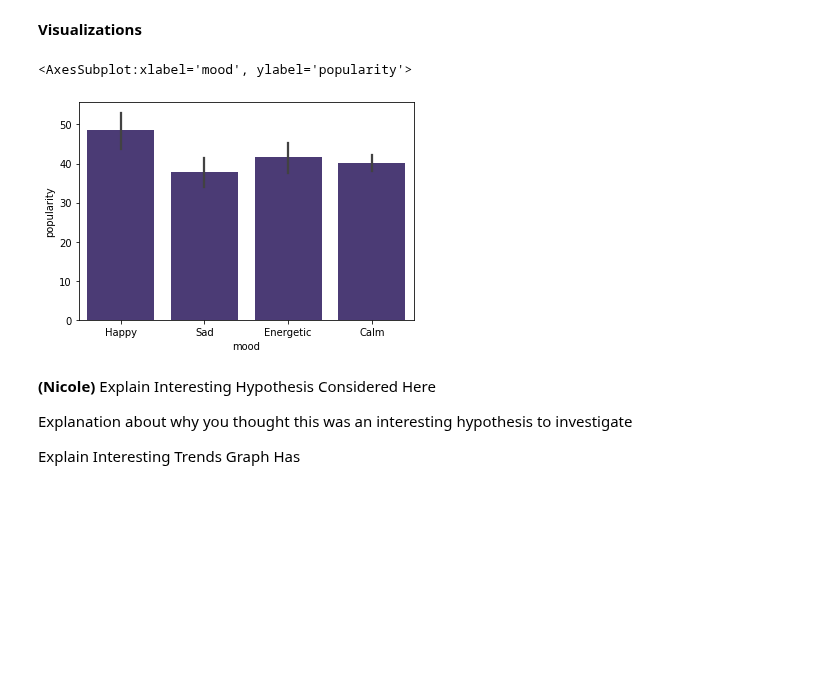
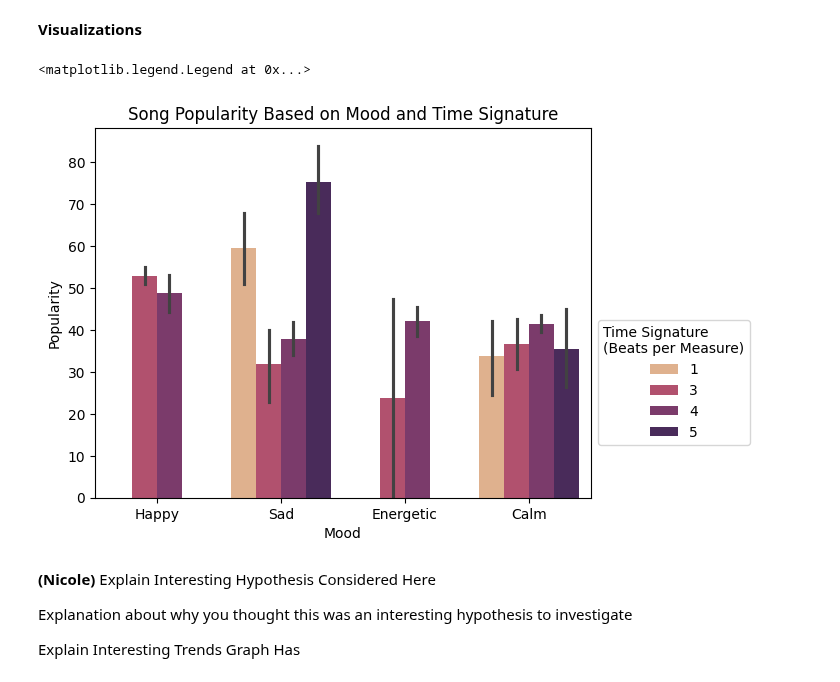
Before and after one commit to MahalaxmiK/class-project-next-level-analytics, a Jupyter notebook: prog-report.ipynb, the cells around one changed output. Saved outputs shown, nothing was run; the diff lists cells and outputs as text; code cells hidden in the pictures; blank space fills up the shorter version.

```diff
--- a/prog-report.ipynb
+++ b/prog-report.ipynb
@@ -123,12 +123,13 @@ Name: mood, Length: 104, dtype: int64
 **Visualizations**
 # %%
 # visualization 1
-# barchart for comparison between moods and popularity
-sns.set_palette('viridis')
-sns.barplot(data = music_data, x = 'mood', y='popularity')
+# barchart for comparison between moods and popularity with time signature hue
+ax = sns.barplot(data = music_data, x = 'mood', y='popularity', hue = 'time_signature', palette = 'flare')
+ax.set(ylabel = "Popularity", xlabel = 'Mood', title ="Song Popularity Based on Mood and Time Signature")
+plt.legend(title='Time Signature\n(Beats per Measure)', bbox_to_anchor=(1, 0.50), loc='upper left')
 # %% [output]
-<AxesSubplot:xlabel='mood', ylabel='popularity'>
+<matplotlib.legend.Legend at 0x...>
-[figure, old version]
+[figure, new version]
 # %% [markdown]
 **(Nicole)**
 Explain Interesting Hypothesis Considered Here
```
Also changed, not shown: parts of 2 cells of this notebook.
